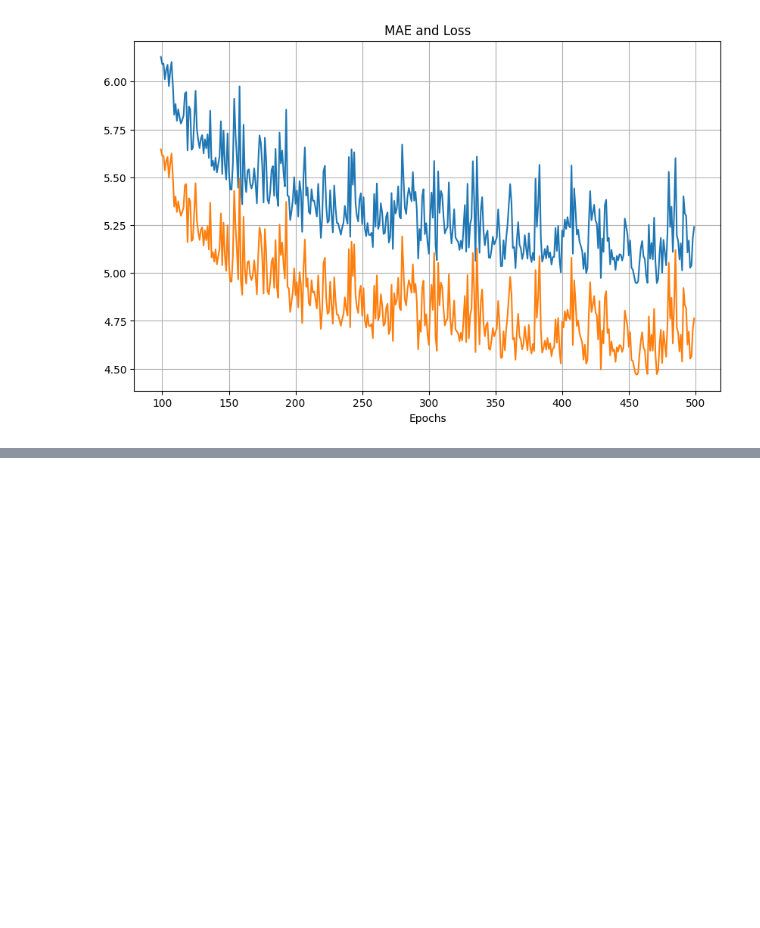
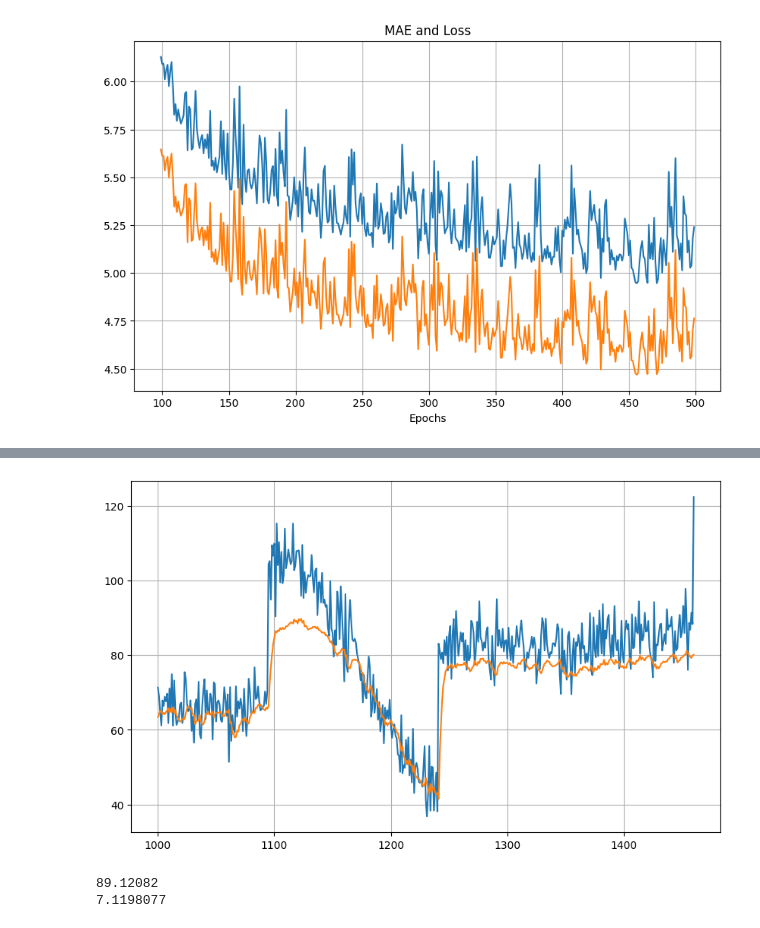
Before and after one commit to alleyex/tensorflow_lab, a Jupyter notebook: using_convolutions_with_lstms.ipynb, the cells around one changed output, grey strips where cells are left out. Drawn from its saved outputs; the diff is of its cells as text; code cells hidden in the pictures; blank space fills up the shorter version.

```diff
--- a/using_convolutions_with_lstms.ipynb
+++ b/using_convolutions_with_lstms.ipynb
@@ -287,0 +351,43 @@ plot_series(x = epochs_zoom, y = (mae_zoom, loss_zoom), title = "MAE and Loss",
+# %%
+class myCallback(tf.keras.callbacks.Callback):
+  def on_epoch_end(self, epoch, logs = {}):
+    """
+    Halts the training when a certaion metric is met
+    Args:
+      epoch (int): index of epoch (required but unused in the function definition below)
+      logs (dict): metrics results from training epoch
+    """
+
+    # Check the validation set MAE
+    if logs.get('val_mae') < 5.2:
+      # Stop if threshold is met
+      print("\nRequired val MAE is met so cancelling training!")
+      self.model.stop_training = True
+
+# Instantiate the class
+callbacks = myCallback()
+# %%
+# Set the learning rate
+learning_rate = 4e-8
+
+# Set the optimizer
+optimizer = tf.keras.optimizers.SGD(learning_rate = learning_rate, momentum = 0.9)
+
+# Set the training parameters
+model.compile(loss = tf.keras.losses.Huber(), optimizer = optimizer, metrics =['mae'])
+
+# Train the model
+history = model.fit(train_set, epochs = 500, validation_data = val_set, callbacks = [callbacks])
+# %%
+# Reduec the original series
+forecast_series = series[split_time - window_size: -1]
+
+# Use helper function to generate predictions
+forecast = model_forecast(model, forecast_series, window_size, batch_size)
+
+# Drop single dimensional axis
+results = forecast.squeeze()
+
+# Plot the results
+plot_series(time_valid, (x_valid, results))
+# %% [output]
@@ -287,0 +395,8 @@ plot_series(x = epochs_zoom, y = (mae_zoom, loss_zoom), title = "MAE and Loss",
+[figure, added]
+# %%
+# Compute the MAE and MSE
+print(tf.keras.metrics.mean_squared_error(x_valid, results).numpy())
+print(tf.keras.metrics.mean_absolute_error(x_valid, results).numpy())
+# %% [output]
+89.12082
+7.1198077
```
Also changed, not shown: parts of 6 cells of this notebook.
